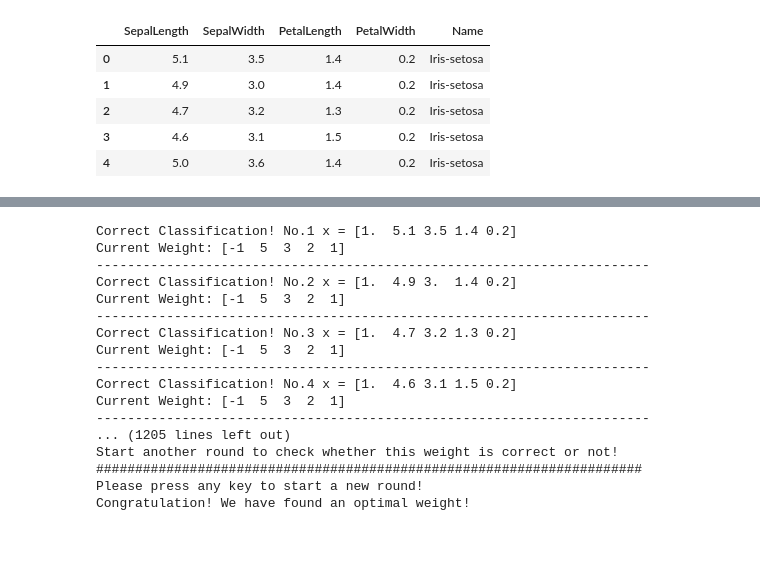
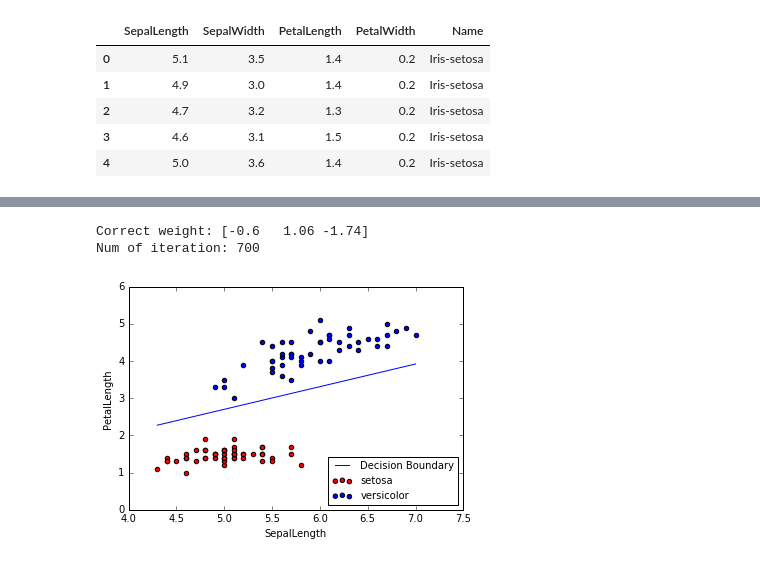
Before and after one commit to france5289/NeuralNetowrk_HM1, a Jupyter notebook: Perceptron.ipynb, the cells around one changed output, grey strips where cells are left out. Cells and saved outputs as stored; diff of their text form; code cells hidden in the pictures.

```diff
--- a/Perceptron.ipynb
+++ b/Perceptron.ipynb
@@ -75,8 +111,8 @@ array([ 1,  1,  1,  1,  1,  1,  1,  1,  1,  1,  1,  1,  1,  1,  1,  1,  1,
 # the perceptron alogorithm implementation
 def Perceptron(X,y, l_rate):
     w_history = [] # weight history
-    w = np.array([-1, 5, 3, 2, 1]) # weight initialization w0 = threshhold
-    w_old = np.ones(5)
+    w = np.array([-1, 1, 1]) # weight initialization w0 = threshhold
+    w_old = np.ones(3)
     t = 0
     def sgn(v):
         if v >= 0:
@@ -88,8 +124,6 @@ def Perceptron(X,y, l_rate):
         w_old = np.copy(w)
         count = 0 # counter for correctness
         for i, x in enumerate(X):
-            #print("i: ", i)
-            #print("x: ", x)
             # calculate the inner product between w and x
             v = np.dot(w,x)
             # pass the result of inner product to sgn() function
@@ -97,43 +131,38 @@ def Perceptron(X,y, l_rate):
             if y[i] == 1 and sgn_v == -1:
                 count = 0
                 w = w + l_rate*x
-                print('Wrong Classification! {a} should be C1 but classified to C2'.format(a=x))
+                #print('Wrong Classification! {a} should be C1 but classified to C2'.format(a=x))
             elif y[i] == -1 and sgn_v == 1:
                 count = 0
                 w = w - l_rate*x
-                print('Wrong Classification! {a} should be C2 but classified to C1'.format(a=x))
+                #print('Wrong Classification! {a} should be C2 but classified to C1'.format(a=x))
             else:
-                count = count + 1
-                print('Correct Classification! No.{a} x = {b}'.format(a = count, b = x))
-            print('Current Weight:', w)
-            print('-----------------------------------------------------------------------')
+                pass
+                #count = count + 1
+                #print('Correct Classification! No.{a} x = {b}'.format(a = count, b = x))
+            #print('Current Weight:', w)
+            #print('-----------------------------------------------------------------------')
             #print('{a:2d} iteration, w={b}'.format(a=t,b=w))
             t += 1
             w_history.append(w.copy())
-        print('######################################################################')
-        print('End of this round, we have find a temporary weight')
-        print('Start another round to check whether this weight is correct or not!')
-        print('######################################################################')
-        input('Please press any key to start a new round!')
-    print('Congratulation! We have found an optimal weight!')
-    #return w, w_history
+    return w, w_history
-# %%
-Perceptron(X,y, l_rate = 0.2)
-# %% [output]
-Correct Classification! No.1 x = [1.  5.1 3.5 1.4 0.2]
-Current Weight: [-1  5  3  2  1]
------------------------------------------------------------------------
-Correct Classification! No.2 x = [1.  4.9 3.  1.4 0.2]
-Current Weight: [-1  5  3  2  1]
------------------------------------------------------------------------
-Correct Classification! No.3 x = [1.  4.7 3.2 1.3 0.2]
-Current Weight: [-1  5  3  2  1]
------------------------------------------------------------------------
-Correct Classification! No.4 x = [1.  4.6 3.1 1.5 0.2]
-Current Weight: [-1  5  3  2  1]
------------------------------------------------------------------------
-... (1205 lines left out)
-Start another round to check whether this weight is correct or not!
-######################################################################
-Please press any key to start a new round!
-Congratulation! We have found an optimal weight!
+# %%
+w_correct, w_history = Perceptron(X,y, l_rate = 0.2)
+print('Correct weight:', w_correct)
+print('Num of iteration:', len(w_history))
+# %% [output]
+Correct weight: [-0.6   1.06 -1.74]
+Num of iteration: 700
+# %%
+# plot data
+plt.scatter(X[y==1, 1], X[y==1, 2], c='r', label='setosa')
+plt.scatter(X[y==-1, 1], X[y==-1, 2], c='b', label='versicolor')
+plt.xlabel('SepalLength')
+plt.ylabel('PetalLength')
+x_values = [np.min(X[:, 1] ), np.max(X[:, 1])]
+y_values = - (w_correct[0] + np.dot(w_correct[1], x_values)) / w_correct[2]
+plt.plot(x_values, y_values, label='Decision Boundary')
+plt.legend(loc='lower right', fontsize='medium')
+plt.show()
+# %% [output]
+[figure, added]
```
Also changed, not shown: parts of 9 cells of this notebook, 4 other files.
